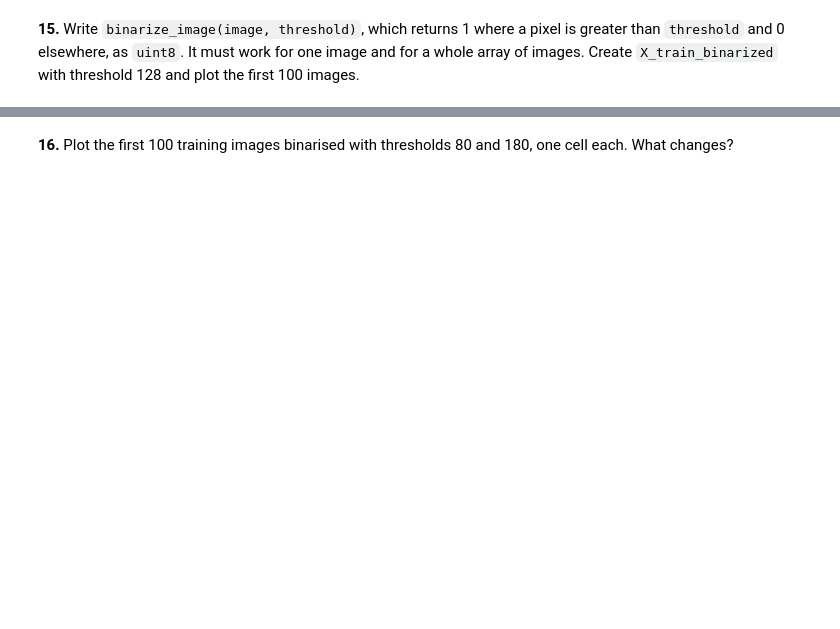
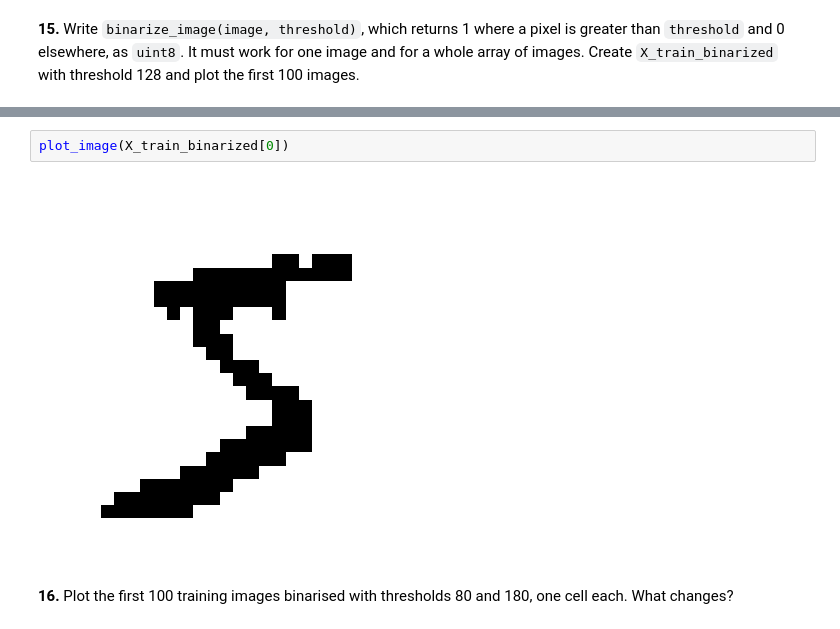
Before and after one commit to ricardo683/numpy-mnist, a Jupyter notebook: mnist_numpy.ipynb, the cells around one changed output, grey strips where cells are left out. Drawn from its saved outputs; the diff is of its cells as text; blank space fills up the shorter version.

```diff
--- a/mnist_numpy.ipynb
+++ b/mnist_numpy.ipynb
@@ -282,2 +332,6 @@ True
+# %%
+plot_image(X_train_binarized[0])
+# %% [output]
+[figure, added]
 # %% [markdown]
 **16.** Plot the first 100 training images binarised with thresholds 80 and 180, one cell each. What changes?
```
Also changed, not shown: parts of 23 cells of this notebook.
